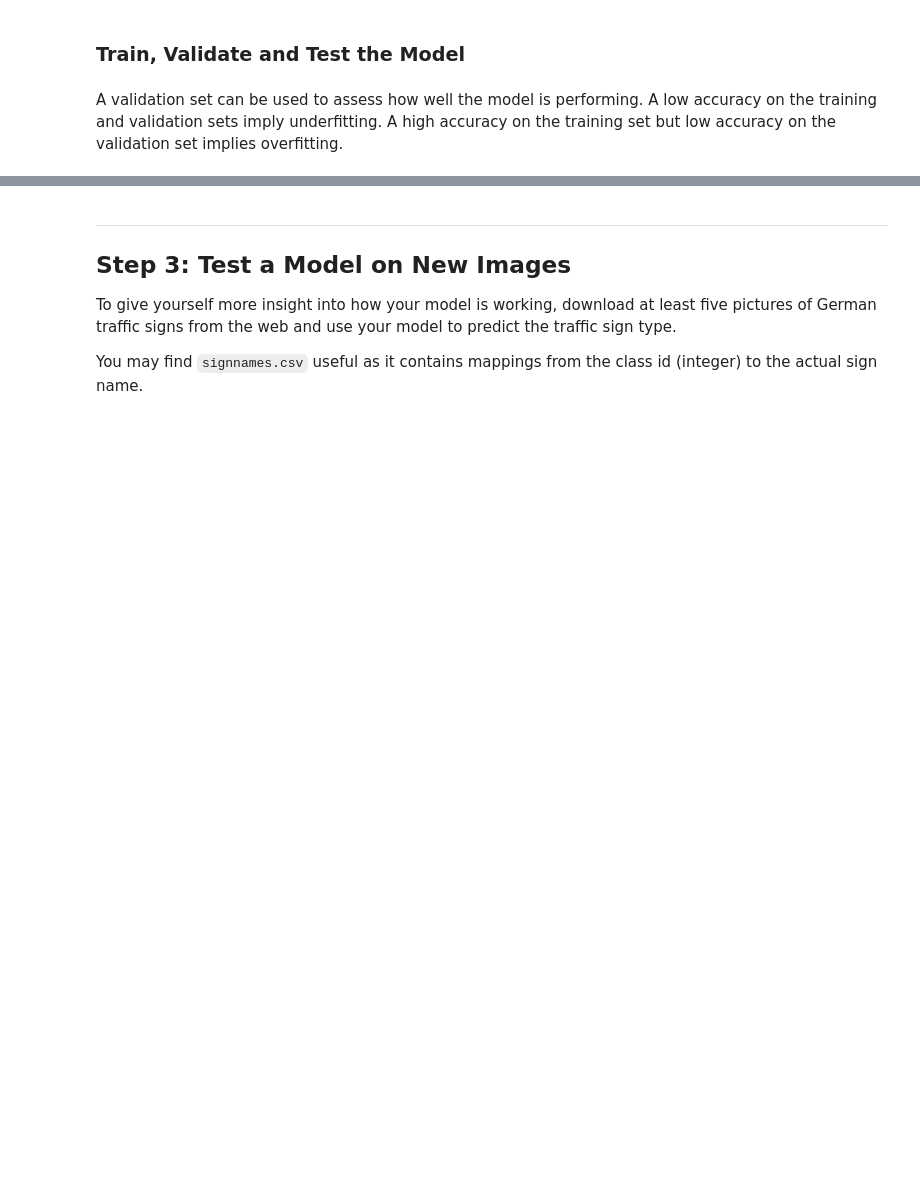
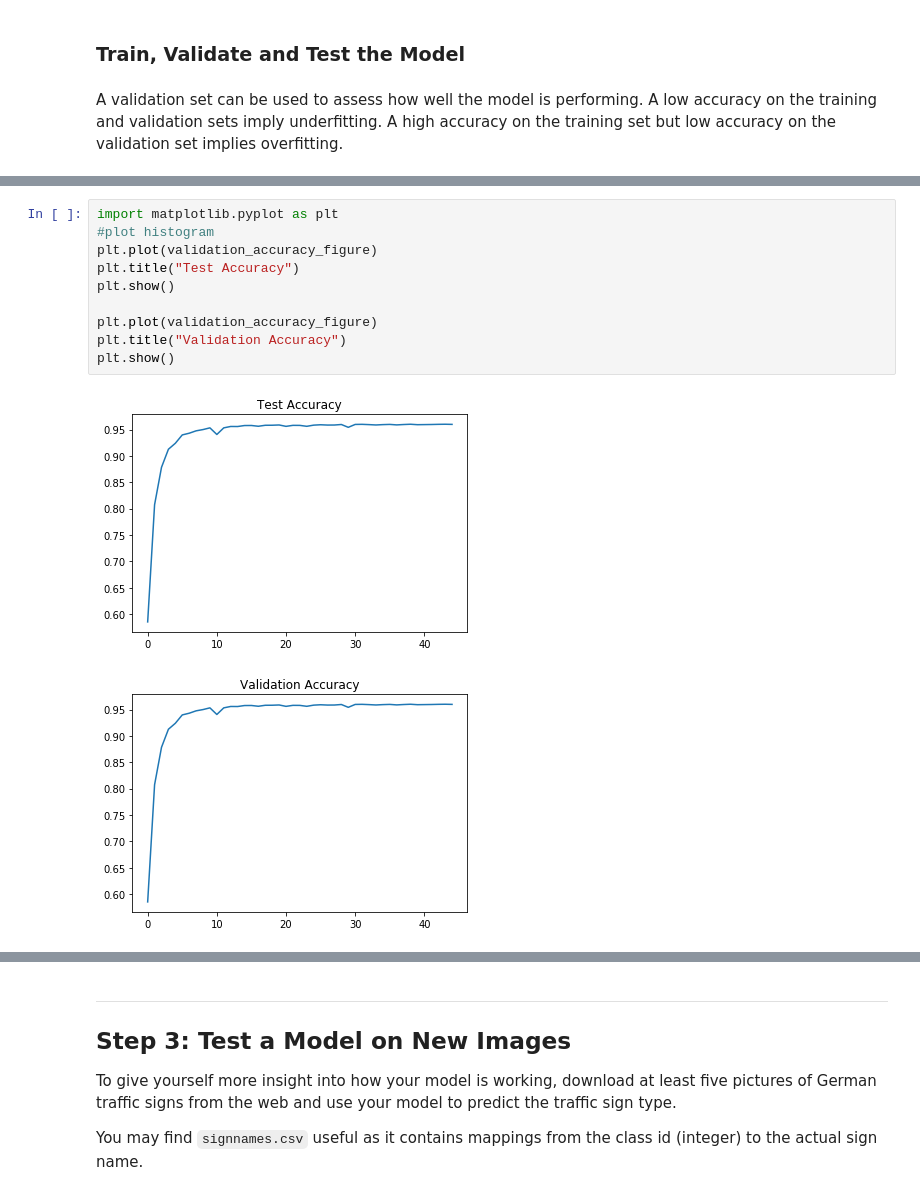
Before and after one commit to ednaldogoncalves/CarND-TrafficSignClassifier-P3, a Jupyter notebook: Traffic_Sign_Classifier.ipynb, the cells around one changed output, grey strips where cells are left out. Drawn from its saved outputs; the diff is of its cells as text; blank space fills up the shorter version.

```diff
--- a/Traffic_Sign_Classifier.ipynb
+++ b/Traffic_Sign_Classifier.ipynb
@@ -379,3 +486,16 @@ Validation Accuracy = 0.941
 
 Model saved
+# %%
+import matplotlib.pyplot as plt
+#plot histogram
+plt.plot(validation_accuracy_figure)
+plt.title("Test Accuracy")
+plt.show()
+
+plt.plot(validation_accuracy_figure)
+plt.title("Validation Accuracy")
+plt.show()
+# %% [output]
+[figure, added]
+[figure, added]
 # %%
```
Also changed, not shown: parts of 15 cells of this notebook, 3 other files.
